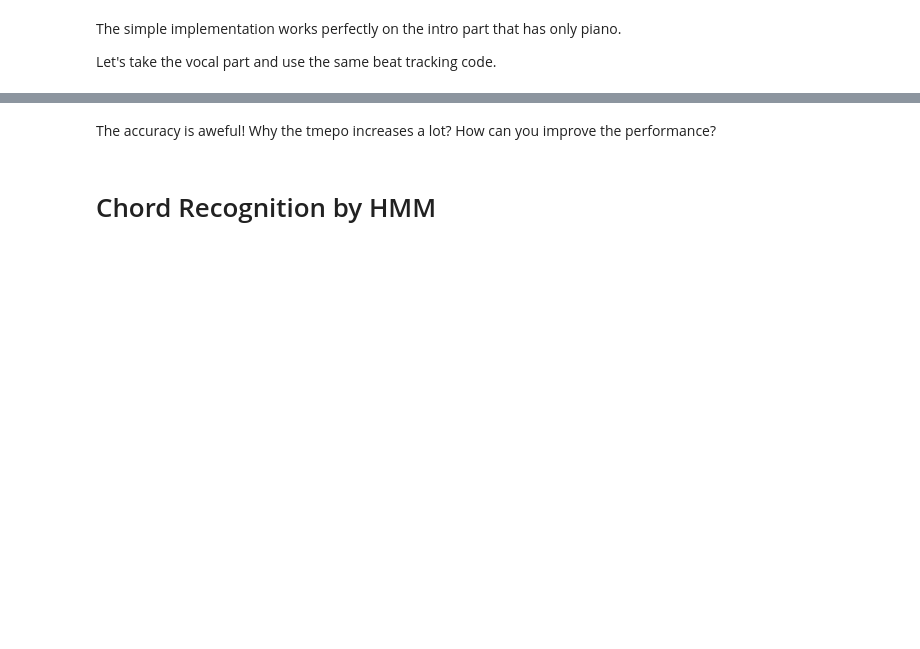
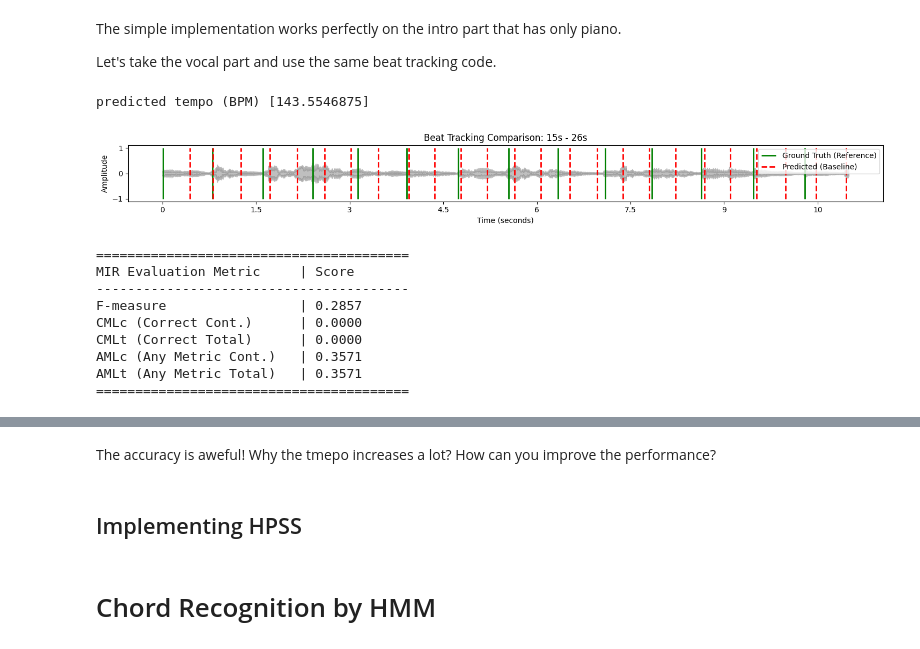
Before and after one commit to minigb/gct731-2026-minhee, a Jupyter notebook: hw2/GCT731_HW2.ipynb, the cells around one changed output, grey strips where cells are left out. Cells and saved outputs as stored; diff of their text form; code cells hidden in the pictures; blank space fills up the shorter version.

```diff
--- a/hw2/GCT731_HW2.ipynb
+++ b/hw2/GCT731_HW2.ipynb
@@ -144,14 +154,15 @@ The simple implementation works perfectly on the intro part that has only piano.
 Let's take the vocal part and use the same beat tracking code.
 # %%
 # get the audio file
-audio_url = "https://www.audiolabs-erlangen.de/resources/MIR/FMP/data/C5/FMP_C5_Audio_Beatles_LetItBe_Beatles_1970-LetItBe-06.wav"
-response = requests.get(audio_url)
-audio_bytes = io.BytesIO(response.content)
+# audio_url = "https://www.audiolabs-erlangen.de/resources/MIR/FMP/data/C5/FMP_C5_Audio_Beatles_LetItBe_Beatles_1970-LetItBe-06.wav"
+# response = requests.get(audio_url)
+# audio_bytes = io.BytesIO(response.content)
 
 # take the verse part (vocal + piano)
 start_sec = 15
 duration = 11
-y_slice, _ = librosa.load(audio_bytes, sr=sr, offset=start_sec, duration=duration)
+# y_slice, _ = librosa.load(audio_bytes, sr=sr, offset=start_sec, duration=duration)
+y_slice, _ = librosa.load(AUDIO_PATH, sr=sr, offset=start_sec, duration=duration)
 gt_beats_slice = gt_beat_label[(gt_beat_label >= start_sec) & (gt_beat_label <= start_sec + duration)] - start_sec
 
 # run the beat tracking
@@ -164,30 +175,42 @@ print('predicted tempo (BPM)', tempo_pred)
 
 # plot the ground truth beats and predicted beats
 plt.figure(figsize=(15, 2))
 librosa.display.waveshow(y_slice, sr=sr, alpha=0.5, color='gray')
 plt.vlines(gt_beats_slice, -1, 1, color='g', linestyle='-', linewidth=2, label='Ground Truth (Reference)')
 plt.vlines(pred_beats_slice, -1, 1, color='r', linestyle='--', linewidth=2, label='Predicted (Baseline)')
 plt.title(f'Beat Tracking Comparison: {start_sec}s - {start_sec + duration}s')
 plt.xlabel('Time (seconds)')
 plt.ylabel('Amplitude')
 plt.legend(loc='upper right')
 plt.tight_layout()
 plt.show()
 
 # report the result using "mir_eval"
 scores = mir_eval.beat.evaluate(gt_beats_slice, pred_beats_slice)
 
 print("="*40)
 print(f"{'MIR Evaluation Metric':<25} | {'Score':<10}")
 print("-"*40)
 print(f"{'F-measure':<25} | {scores['F-measure']:.4f}")
 print(f"{'CMLc (Correct Cont.)':<25} | {scores['Correct Metric Level Continuous']:.4f}")
 print(f"{'CMLt (Correct Total)':<25} | {scores['Correct Metric Level Total']:.4f}")
 print(f"{'AMLc (Any Metric Cont.)':<25} | {scores['Any Metric Level Continuous']:.4f}")
 print(f"{'AMLt (Any Metric Total)':<25} | {scores['Any Metric Level Total']:.4f}")
 print("="*40)
 
 
 # sonify the estimated beat
 y_beats = librosa.clicks(times=pred_beats_slice, sr=sr, click_freq=1000, length=len(y_slice))
 ipd.display(ipd.Audio(y_slice + y_beats, rate=sr))
+# %% [output]
+predicted tempo (BPM) [143.5546875]
+[figure, added]
+========================================
+MIR Evaluation Metric     | Score
+----------------------------------------
+F-measure                 | 0.2857
+CMLc (Correct Cont.)      | 0.0000
+CMLt (Correct Total)      | 0.0000
+AMLc (Any Metric Cont.)   | 0.3571
+AMLt (Any Metric Total)   | 0.3571
+========================================
@@ -194,2 +218,4 @@ ipd.display(ipd.Audio(y_slice + y_beats, rate=sr))
 # %% [markdown]
 The accuracy is aweful! Why the tmepo increases a lot? How can you improve the performance?
+# %% [markdown]
+## Implementing HPSS
```
Also changed, not shown: parts of 7 cells of this notebook.
